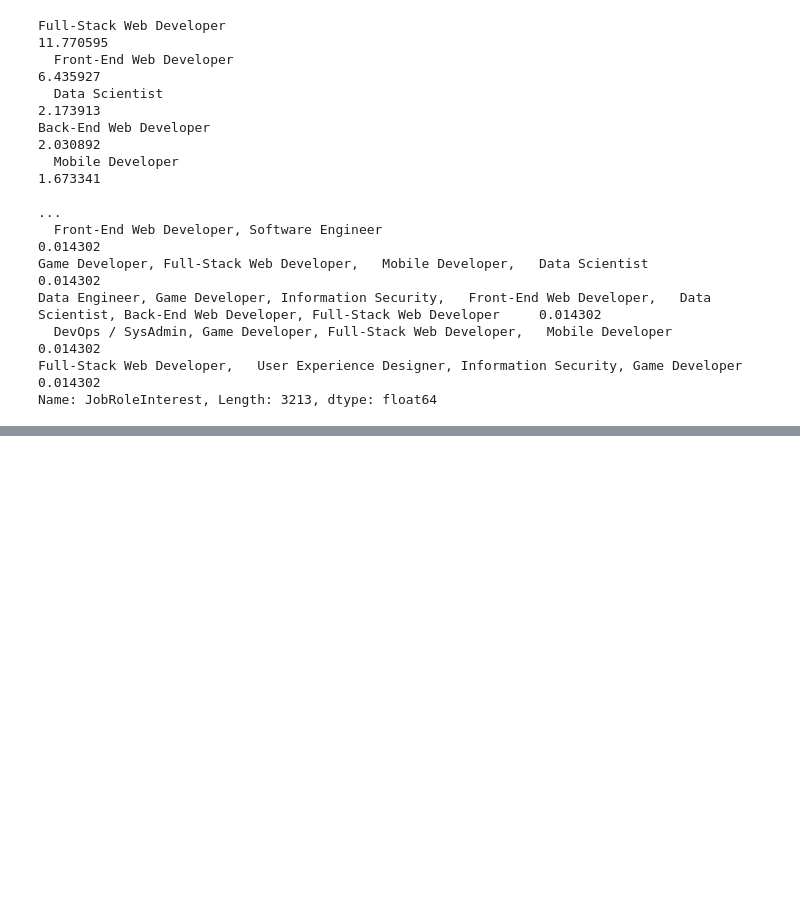
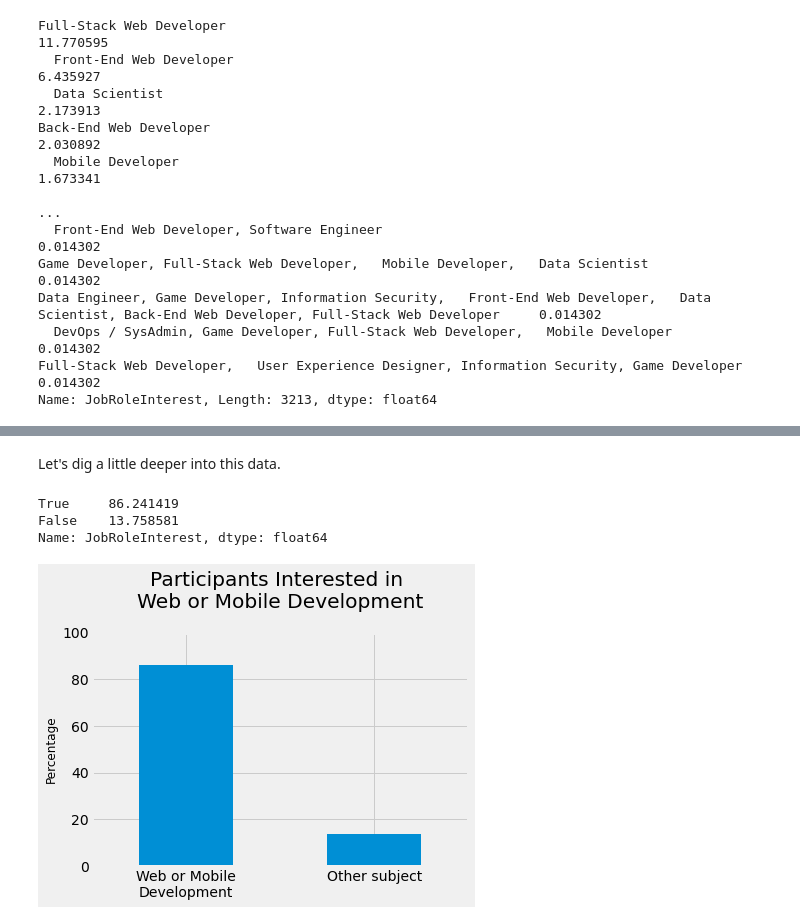
Before and after one commit to branBeckett/data-science-projects, a Jupyter notebook: best-advertising-markets/best-advertising-markets.ipynb, the cells around one changed output, grey strips where cells are left out. Drawn from its saved outputs; the diff is of its cells as text; code cells hidden in the pictures; blank space fills up the shorter version.

```diff
--- a/best-advertising-markets/best-advertising-markets.ipynb
+++ b/best-advertising-markets/best-advertising-markets.ipynb
@@ -33,3 +33,11 @@ Data Engineer, Game Developer, Information Security,   Front-End Web Developer,
   DevOps / SysAdmin, Game Developer, Full-Stack Web Developer,   Mobile Developer                                                                      0.014302
 Full-Stack Web Developer,   User Experience Designer, Information Security, Game Developer                                                             0.014302
 Name: JobRoleInterest, Length: 3213, dtype: float64
+# %%
+# Cleaning up the column for our frequency table
+jri_no_null = fcc['JobRoleInterest'].dropna()
+jri_split = jri_no_null.str.split(',')
+
+# Creating our frequency table as percent
+num_options = jri_split.apply(lambda x: len(x))
+num_options.value_counts(normalize = True).sort_index() * 100
@@ -35,0 +59,20 @@ Name: JobRoleInterest, Length: 3213, dtype: float64
+# %% [markdown]
+Let's dig a little deeper into this data.
+# %%
+web_or_mobile = jri_no_null.str.contains('Mobile Developer|Web Developer')
+freq_table = web_or_mobile.value_counts(normalize = True) * 100
+print(freq_table)
+# %% [output]
+True     86.241419
+False    13.758581
+Name: JobRoleInterest, dtype: float64
+# %%
+plt.style.use('fivethirtyeight')
+freq_table.plot.bar()
+plt.title('Participants Interested in \nWeb or Mobile Development', y = 1.08)
+plt.ylabel('Percentage', fontsize = 12)
+plt.xticks([0,1],['Web or Mobile\nDevelopment', 'Other subject'], rotation = 0)
+plt.ylim([0,100])
+plt.show()
+# %% [output]
+[figure, added]
```
Also changed, not shown: parts of 3 cells of this notebook.
